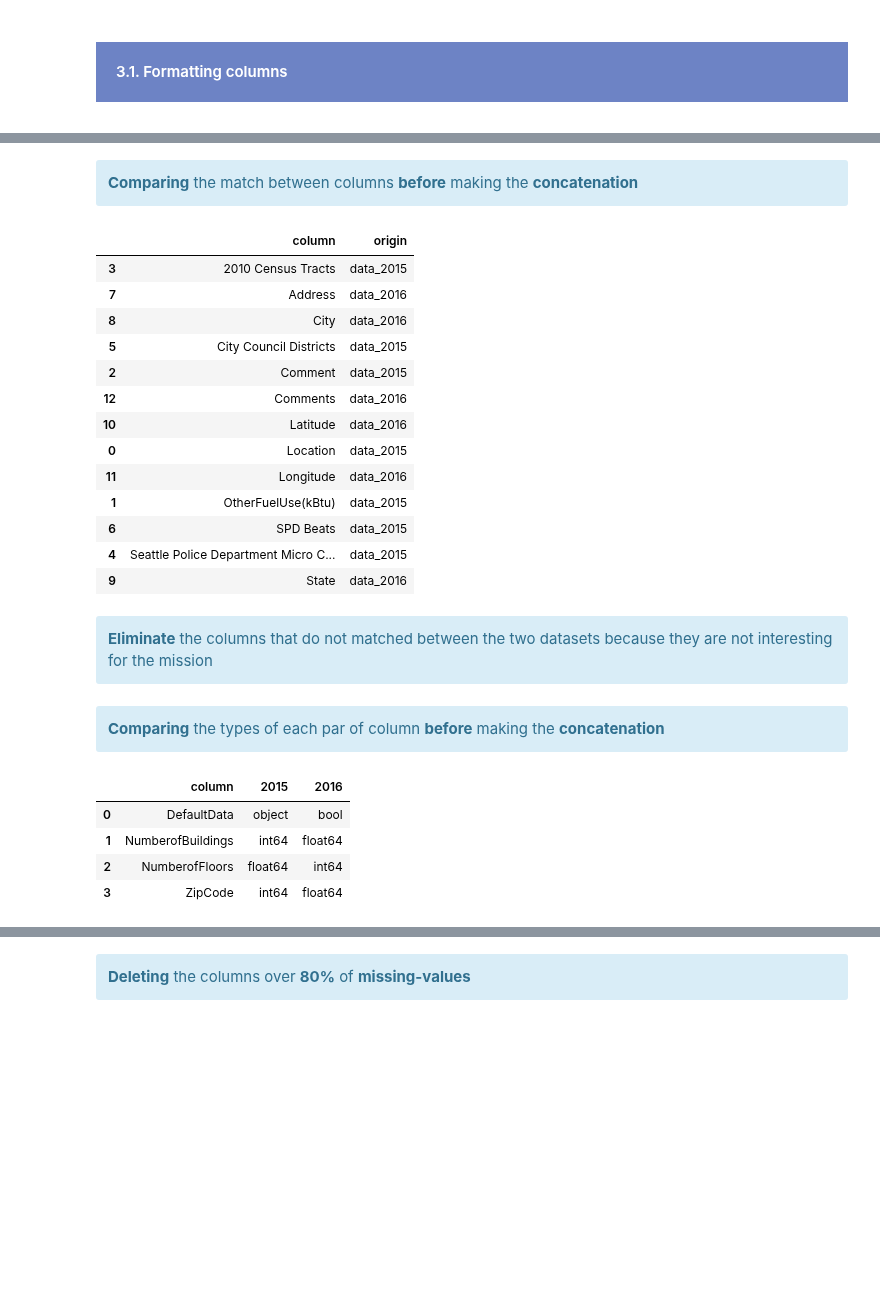
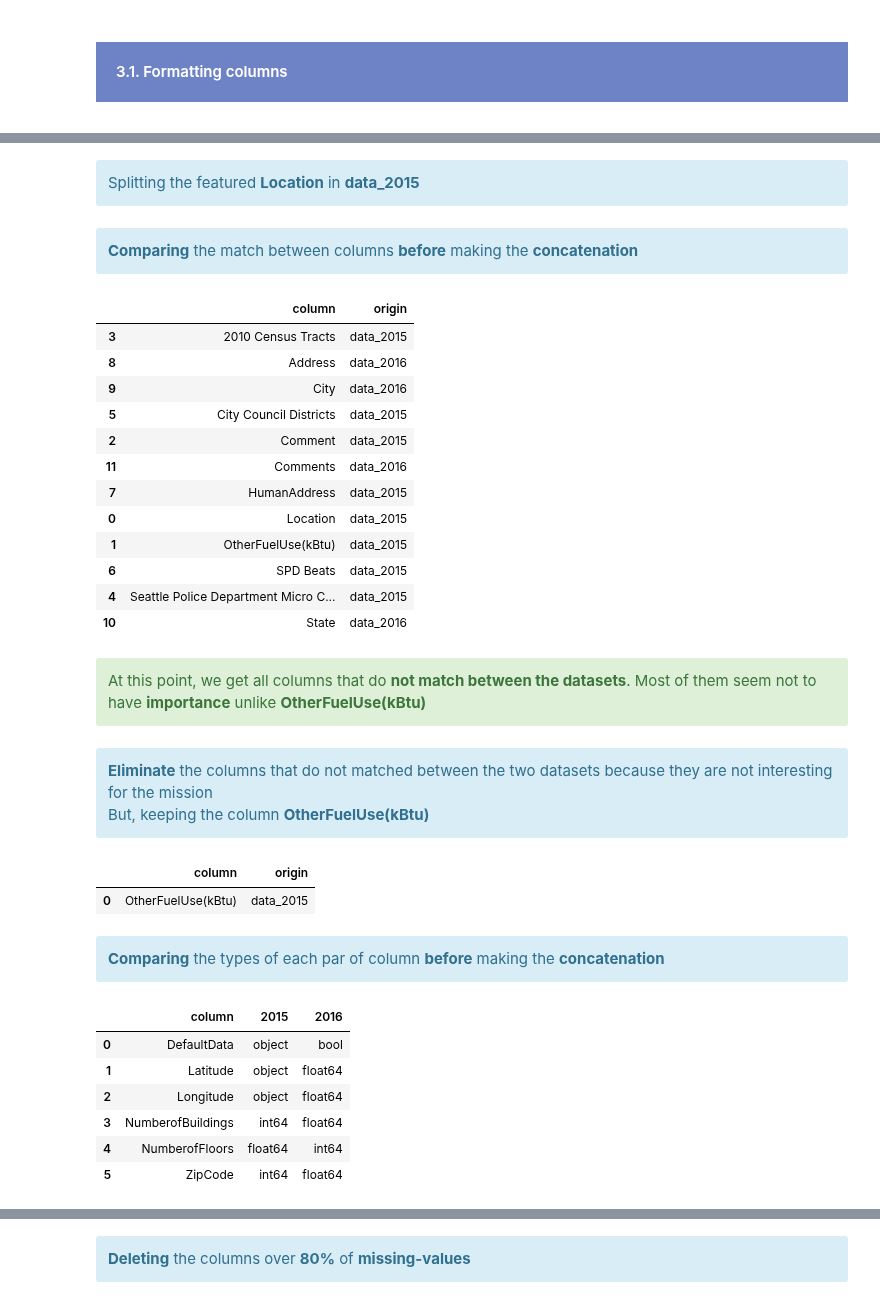
Before and after one commit to samirhinojosa/OC-P4-consumption-needs-of-buildings, a Jupyter notebook: analysis_notebook.ipynb, the cells around one changed output, grey strips where cells are left out. Cells and saved outputs as stored; diff of their text form; code cells hidden in the pictures; blank space fills up the shorter version.

Commit message:
Cleaning dataset

```diff
--- a/analysis_notebook.ipynb
+++ b/analysis_notebook.ipynb
@@ -269,4 +318,0 @@ Analysis of data_2015 dataset
-# %%
-pd.set_option("display.max_rows", None) # show full of showing rows
-pd.set_option("display.max_columns", None) # show full of showing cols
-pd.set_option("max_colwidth", None) # show full width of showing cols
@@ -313,4 +331,0 @@ Analysis of data_2016 dataset
-# %%
-pd.set_option("display.max_rows", None) # show full of showing rows
-pd.set_option("display.max_columns", None) # show full of showing cols
-pd.set_option("max_colwidth", None) # show full width of showing cols
@@ -365,3 +361,7 @@ data_2016["GHGEmissions(MetricTonsCO2e)"] = data_2016["TotalGHGEmissions"]
 
 data_2015.drop(labels=["Zip Codes"], axis=1, inplace=True)
 data_2016.drop(labels=["GHGEmissionsIntensity", "TotalGHGEmissions"], axis=1, inplace=True)
+# %% [markdown]
+<div class="alert alert-block alert-info">
+    Splitting the featured <b>Location</b> in <b>data_2015</b>
+</div>
@@ -389,21 +375,25 @@ df_columns_not_matches = pd.DataFrame({
 # %%
-df_columns_not_matches.sort_values("column")
+df_columns_not_matches = comparing_columns_df()
 # %% [output]
 |  | column | origin |
 | 3 | 2010 Census Tracts | data_2015 |
-| 7 | Address | data_2016 |
-| 8 | City | data_2016 |
+| 8 | Address | data_2016 |
+| 9 | City | data_2016 |
 | 5 | City Council Districts | data_2015 |
 | 2 | Comment | data_2015 |
-| 12 | Comments | data_2016 |
-| 10 | Latitude | data_2016 |
+| 11 | Comments | data_2016 |
+| 7 | HumanAddress | data_2015 |
 | 0 | Location | data_2015 |
-| 11 | Longitude | data_2016 |
 | 1 | OtherFuelUse(kBtu) | data_2015 |
 | 6 | SPD Beats | data_2015 |
 | 4 | Seattle Police Department Micro C... | data_2015 |
-| 9 | State | data_2016 |
+| 10 | State | data_2016 |
+# %% [markdown]
+<div class="alert alert-block alert-success">
+    At this point, we get all columns that do <b>not match between the datasets</b>. Most of them seem not to have <b>importance</b> unlike <b>OtherFuelUse(kBtu)</b>
+</div>
 # %% [markdown]
 <div class="alert alert-block alert-info">
-<b>Eliminate</b> the columns that do not matched between the two datasets because they are not interesting for the mission
+    <b>Eliminate</b> the columns that do not matched between the two datasets because they are not interesting for the mission<br>
+    But, keeping the column <b>OtherFuelUse(kBtu)</b>
 </div>
@@ -413,3 +406,8 @@ data_2016.drop(labels=list(df_columns_not_matches.loc[df_columns_not_matches["or
+# %%
+df_columns_not_matches = comparing_columns_df()
+# %% [output]
+|  | column | origin |
+| 0 | OtherFuelUse(kBtu) | data_2015 |
 # %% [markdown]
 <div class="alert alert-block alert-info">
 <b>Comparing</b> the types of each par of column <b>before</b> making the <b>concatenation</b>
@@ -418,32 +416,15 @@ data_2016.drop(labels=list(df_columns_not_matches.loc[df_columns_not_matches["or
 # %%
 data_2015 = data_2015.reindex(sorted(data_2015.columns), axis=1)
 data_2016 = data_2016.reindex(sorted(data_2016.columns), axis=1)
-# %%
-def types_different(data_2015, data_2016):
-
-    LIST_COL_DIFFERENT, LIST_DTYPE_2015, LIST_DTYPE_2016 = [[] for i in range(3)]
-
-    for col_2015, col_2016 in zip(data_2015.columns, data_2016.columns):
-        if data_2015[col_2015].dtype != data_2016[col_2016].dtype:
-            LIST_COL_DIFFERENT.append(col_2015)
-            LIST_DTYPE_2015.append(str(data_2015[col_2015].dtype))
-            LIST_DTYPE_2016.append(str(data_2016[col_2016].dtype))
-
-    df_types_different = pd.DataFrame({
-                            "column": LIST_COL_DIFFERENT,
-                            "2015": LIST_DTYPE_2015,
-                            "2016": LIST_DTYPE_2016
-                        })
-
-    return df_types_different
 # %%
-df_types_different = types_different(data_2015, data_2016)
-df_types_different
+types_different()
 # %% [output]
 |  | column | 2015 | 2016 |
 | 0 | DefaultData | object | bool |
-| 1 | NumberofBuildings | int64 | float64 |
-| 2 | NumberofFloors | float64 | int64 |
-| 3 | ZipCode | int64 | float64 |
+| 1 | Latitude | object | float64 |
+| 2 | Longitude | object | float64 |
+| 3 | NumberofBuildings | int64 | float64 |
+| 4 | NumberofFloors | float64 | int64 |
+| 5 | ZipCode | int64 | float64 |
 # %% [markdown]
 <div class="alert alert-block alert-info">
```
Also changed, not shown: parts of 46 cells of this notebook, 2 other files.
